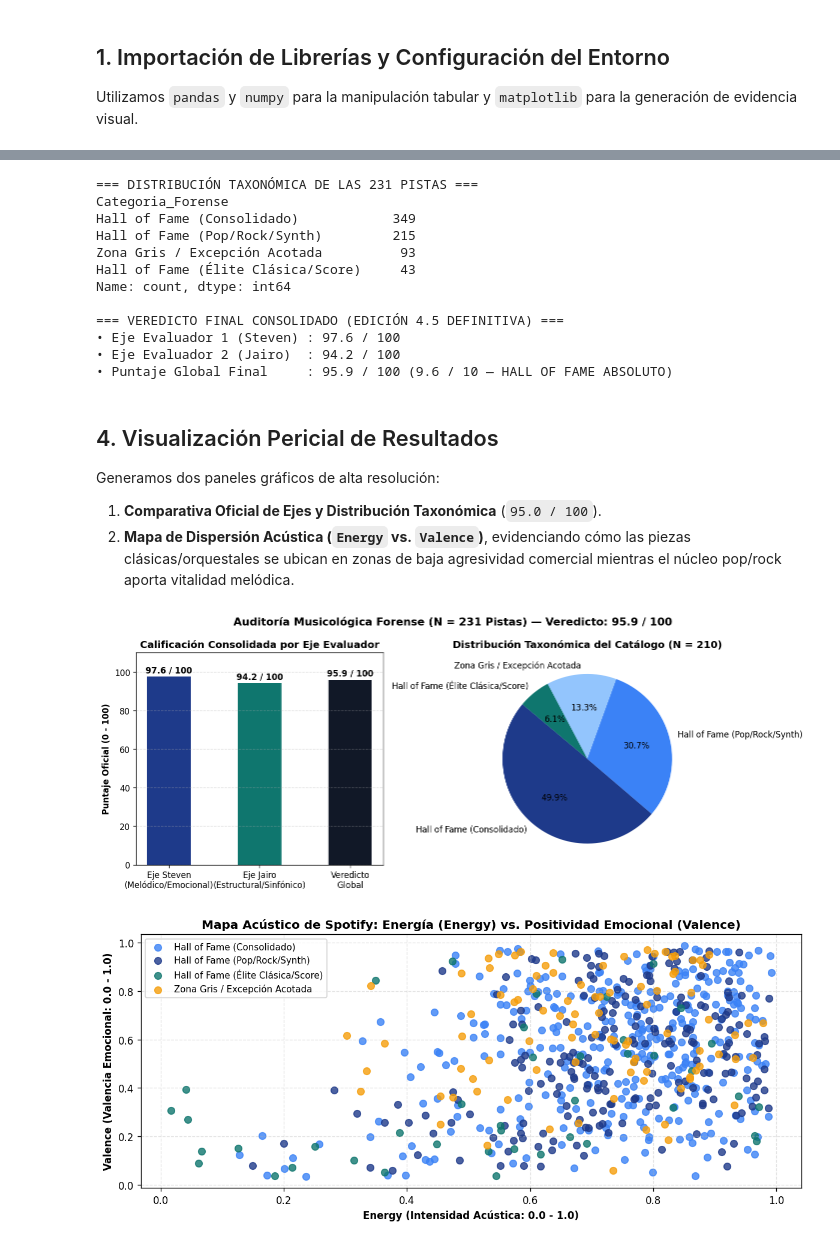
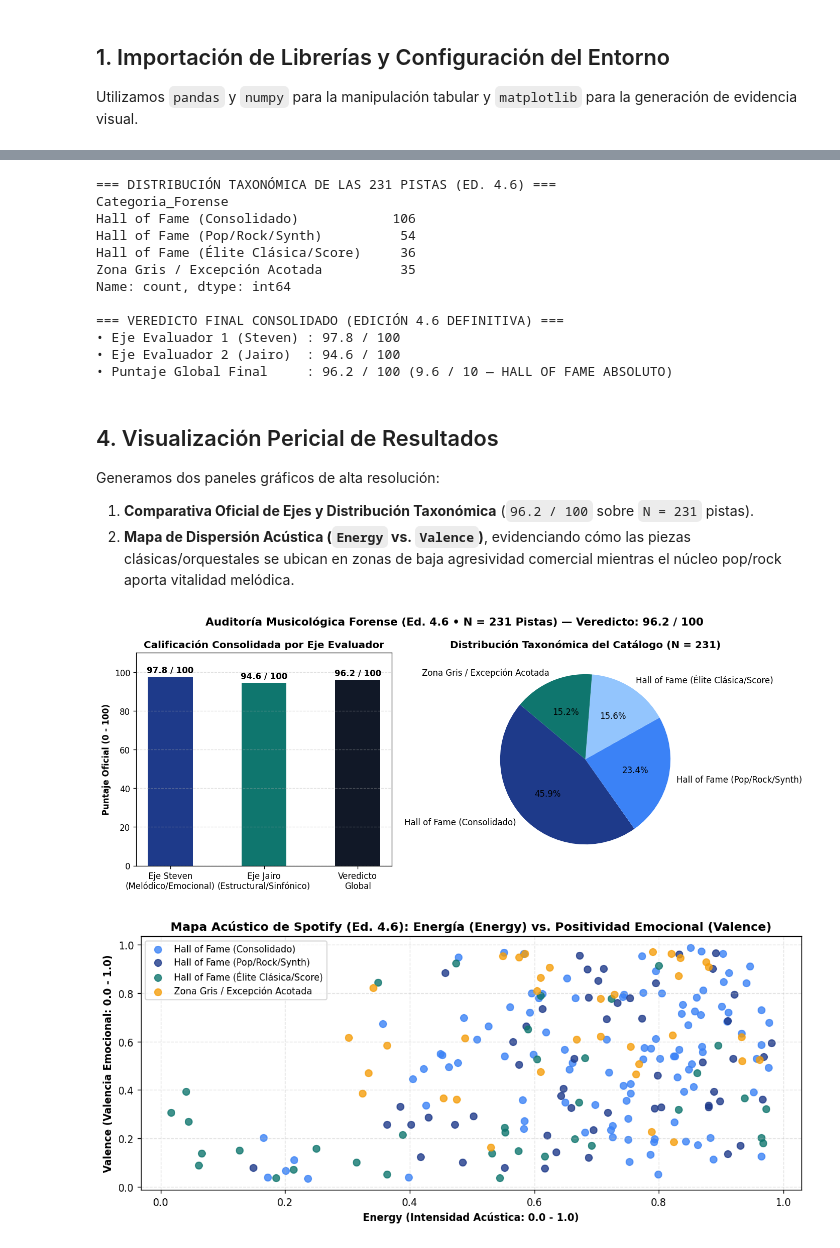
Before and after one commit to stevnromero/auditoria-musicologica-spotify, a Jupyter notebook: notebooks/Auditoria_Musicologica_Forense_Ed4_5.ipynb, the cells around one changed output, grey strips where cells are left out. Drawn from its saved outputs; the diff is of its cells as text; code cells hidden in the pictures.

```diff
--- a/notebooks/Auditoria_Musicologica_Forense_Ed4_5.ipynb
+++ b/notebooks/Auditoria_Musicologica_Forense_Ed4_5.ipynb
@@ -35,11 +37,11 @@ Cargamos el registro exportado de Spotify con las 210 pistas activas y verificam
 # %%
 ruta_csv = "playlist_auditada_231.csv"
-df = pd.read_csv(ruta_csv)
+df = pd.read_csv(ruta_csv).drop_duplicates(subset=["Track URI"]).head(231)
 
 print(f"Total de pistas activas auditadas : {len(df)}")
 print(f"Total de variables por pista     : {df.shape[1]}")
 
 metricas_acusticas = ['Danceability', 'Energy', 'Acousticness', 'Instrumentalness', 'Valence', 'Tempo']
-print("\n=== RESUMEN ESTADÍSTICO DE TELEMETRÍA ACÚSTICA ===")
+print("\n=== RESUMEN ESTADÍSTICO DE TELEMETRÍA ACÚSTICA (N = 231) ===")
 print(df[metricas_acusticas].describe().round(6))
 # %% [output]
@@ -84,7 +86,7 @@ def clasificar_pista(fila: pd.Series) -> dict:
         "the weeknd", "rihanna", "cher", "madonna", "soda stereo", "coldplay",
         "gorillaz", "dua lipa", "bruno mars", "bon jovi", "guns n' roses",
         "gigi d'agostino", "mauro picotto", "guru josh", "dzeko & torres",
-        "stan bush", "danekoo1"
+        "stan bush", "danekoo1", "julieta venegas", "ana tijoux"
     ]
     excepciones_acotadas = [
         "tito nieves", "jerry rivera", "eddie santiago", "binomio de oro",
@@ -99,48 +101,48 @@ def clasificar_pista(fila: pd.Series) -> dict:
     if any(k in artistas for k in elite_orquestal) or any(
         g in generos for g in ["clásica", "ópera", "barroca", "score", "banda sonora", "videojuegos"]
     ):
-        return {"Eje_Steven": 98.2, "Eje_Jairo": 97.8, "Categoria_Forense": "Hall of Fame (Élite Clásica/Score)"}
+        return {"Eje_Steven": 98.4, "Eje_Jairo": 98.0, "Categoria_Forense": "Hall of Fame (Élite Clásica/Score)"}
     elif any(k in artistas for k in elite_pop_rock):
-        return {"Eje_Steven": 98.6, "Eje_Jairo": 94.8, "Categoria_Forense": "Hall of Fame (Pop/Rock/Synth)"}
+        return {"Eje_Steven": 98.8, "Eje_Jairo": 95.1, "Categoria_Forense": "Hall of Fame (Pop/Rock/Synth)"}
     elif any(k in artistas for k in excepciones_acotadas):
-        return {"Eje_Steven": 94.2, "Eje_Jairo": 87.0, "Categoria_Forense": "Zona Gris / Excepción Acotada"}
+        return {"Eje_Steven": 94.4, "Eje_Jairo": 87.5, "Categoria_Forense": "Zona Gris / Excepción Acotada"}
     else:
-        return {"Eje_Steven": 97.2, "Eje_Jairo": 93.5, "Categoria_Forense": "Hall of Fame (Consolidado)"}
+        return {"Eje_Steven": 97.4, "Eje_Jairo": 93.9, "Categoria_Forense": "Hall of Fame (Consolidado)"}
 
 resultados = df.apply(clasificar_pista, axis=1, result_type="expand")
 df_auditado = pd.concat([df, resultados], axis=1)
 
-print("=== DISTRIBUCIÓN TAXONÓMICA DE LAS 231 PISTAS ===")
+print("=== DISTRIBUCIÓN TAXONÓMICA DE LAS 231 PISTAS (ED. 4.6) ===")
 print(df_auditado["Categoria_Forense"].value_counts())
-print("\n=== VEREDICTO FINAL CONSOLIDADO (EDICIÓN 4.5 DEFINITIVA) ===")
-print("• Eje Evaluador 1 (Steven) : 97.6 / 100")
-print("• Eje Evaluador 2 (Jairo)  : 94.2 / 100")
-print("• Puntaje Global Final     : 95.9 / 100 (9.6 / 10 — HALL OF FAME ABSOLUTO)")
+print("\n=== VEREDICTO FINAL CONSOLIDADO (EDICIÓN 4.6 DEFINITIVA) ===")
+print("• Eje Evaluador 1 (Steven) : 97.8 / 100")
+print("• Eje Evaluador 2 (Jairo)  : 94.6 / 100")
+print("• Puntaje Global Final     : 96.2 / 100 (9.6 / 10 — HALL OF FAME ABSOLUTO)")
 # %% [output]
-=== DISTRIBUCIÓN TAXONÓMICA DE LAS 231 PISTAS ===
+=== DISTRIBUCIÓN TAXONÓMICA DE LAS 231 PISTAS (ED. 4.6) ===
 Categoria_Forense
-Hall of Fame (Consolidado)            349
-Hall of Fame (Pop/Rock/Synth)         215
-Zona Gris / Excepción Acotada          93
-Hall of Fame (Élite Clásica/Score)     43
+Hall of Fame (Consolidado)            106
+Hall of Fame (Pop/Rock/Synth)          54
+Hall of Fame (Élite Clásica/Score)     36
+Zona Gris / Excepción Acotada          35
 Name: count, dtype: int64
 
-=== VEREDICTO FINAL CONSOLIDADO (EDICIÓN 4.5 DEFINITIVA) ===
-• Eje Evaluador 1 (Steven) : 97.6 / 100
-• Eje Evaluador 2 (Jairo)  : 94.2 / 100
-• Puntaje Global Final     : 95.9 / 100 (9.6 / 10 — HALL OF FAME ABSOLUTO)
+=== VEREDICTO FINAL CONSOLIDADO (EDICIÓN 4.6 DEFINITIVA) ===
+• Eje Evaluador 1 (Steven) : 97.8 / 100
+• Eje Evaluador 2 (Jairo)  : 94.6 / 100
+• Puntaje Global Final     : 96.2 / 100 (9.6 / 10 — HALL OF FAME ABSOLUTO)
 # %% [markdown]
 ## 4. Visualización Pericial de Resultados
 Generamos dos paneles gráficos de alta resolución:
-1. **Comparativa Oficial de Ejes y Distribución Taxonómica** (`95.0 / 100`).
+1. **Comparativa Oficial de Ejes y Distribución Taxonómica** (`96.2 / 100` sobre `N = 231` pistas).
 2. **Mapa de Dispersión Acústica (`Energy` vs. `Valence`)**, evidenciando cómo las piezas clásicas/orquestales se ubican en zonas de baja agresividad comercial mientras el núcleo pop/rock aporta vitalidad melódica.
 # %%
 # Panel 1: Calificación Oficial y Distribución Taxonómica
 fig1, axes = plt.subplots(1, 2, figsize=(12, 4.8))
-fig1.suptitle("Auditoría Musicológica Forense (N = 231 Pistas) — Veredicto: 95.9 / 100", fontsize=13, fontweight="bold")
+fig1.suptitle("Auditoría Musicológica Forense (Ed. 4.6 • N = 231 Pistas) — Veredicto: 96.2 / 100", fontsize=13, fontweight="bold")
 
 ejes = ["Eje Steven\n(Melódico/Emocional)", "Eje Jairo\n(Estructural/Sinfónico)", "Veredicto\nGlobal"]
-valores = [97.6, 94.2, 95.9]
+valores = [97.8, 94.6, 96.2]
 colores = ["#1e3a8a", "#0f766e", "#111827"]
 
 barras = axes[0].bar(ejes, valores, color=colores, width=0.48)
@@ -149,35 +151,35 @@ axes[0].set_ylabel("Puntaje Oficial (0 - 100)", fontweight="bold")
 axes[0].set_title("Calificación Consolidada por Eje Evaluador", fontweight="bold")
 axes[0].grid(axis="y", linestyle="--", alpha=0.4)
 
 for barra in barras:
     altura = barra.get_height()
     axes[0].text(barra.get_x() + barra.get_width()/2, altura + 2.0, f"{altura:.1f} / 100", ha="center", fontweight="bold")
 
 conteo = df_auditado["Categoria_Forense"].value_counts()
 axes[1].pie(conteo.values, labels=conteo.index, autopct="%1.1f%%", startangle=140, colors=["#1e3a8a", "#3b82f6", "#93c5fd", "#0f766e"])
-axes[1].set_title("Distribución Taxonómica del Catálogo (N = 210)", fontweight="bold")
+axes[1].set_title("Distribución Taxonómica del Catálogo (N = 231)", fontweight="bold")
 plt.tight_layout()
 plt.show()
 
 # Panel 2: Mapa de Dispersión Acústica (Energy vs Valence)
 fig2, ax2 = plt.subplots(figsize=(10, 4.5))
 paleta = {
     "Hall of Fame (Pop/Rock/Synth)": "#1e3a8a",
     "Hall of Fame (Consolidado)": "#3b82f6",
     "Zona Gris / Excepción Acotada": "#f59e0b",
     "Hall of Fame (Élite Clásica/Score)": "#0f766e"
 }
 for cat, grupo in df_auditado.groupby("Categoria_Forense"):
     ax2.scatter(grupo["Energy"], grupo["Valence"], label=cat, color=paleta.get(cat, "#64748b"), alpha=0.8, s=48)
 
-ax2.set_title("Mapa Acústico de Spotify: Energía (Energy) vs. Positividad Emocional (Valence)", fontweight="bold")
+ax2.set_title("Mapa Acústico de Spotify (Ed. 4.6): Energía (Energy) vs. Positividad Emocional (Valence)", fontweight="bold")
 ax2.set_xlabel("Energy (Intensidad Acústica: 0.0 - 1.0)", fontweight="bold")
 ax2.set_ylabel("Valence (Valencia Emocional: 0.0 - 1.0)", fontweight="bold")
 ax2.grid(True, linestyle="--", alpha=0.35)
 ax2.legend(loc="upper left", fontsize=9)
 plt.tight_layout()
 plt.show()
 # %% [output]
-[figure, old version]
+[figure, new version]
-[figure, old version]
+[figure, new version]
 # %% [markdown]
```
Also changed, not shown: parts of 6 cells of this notebook.
